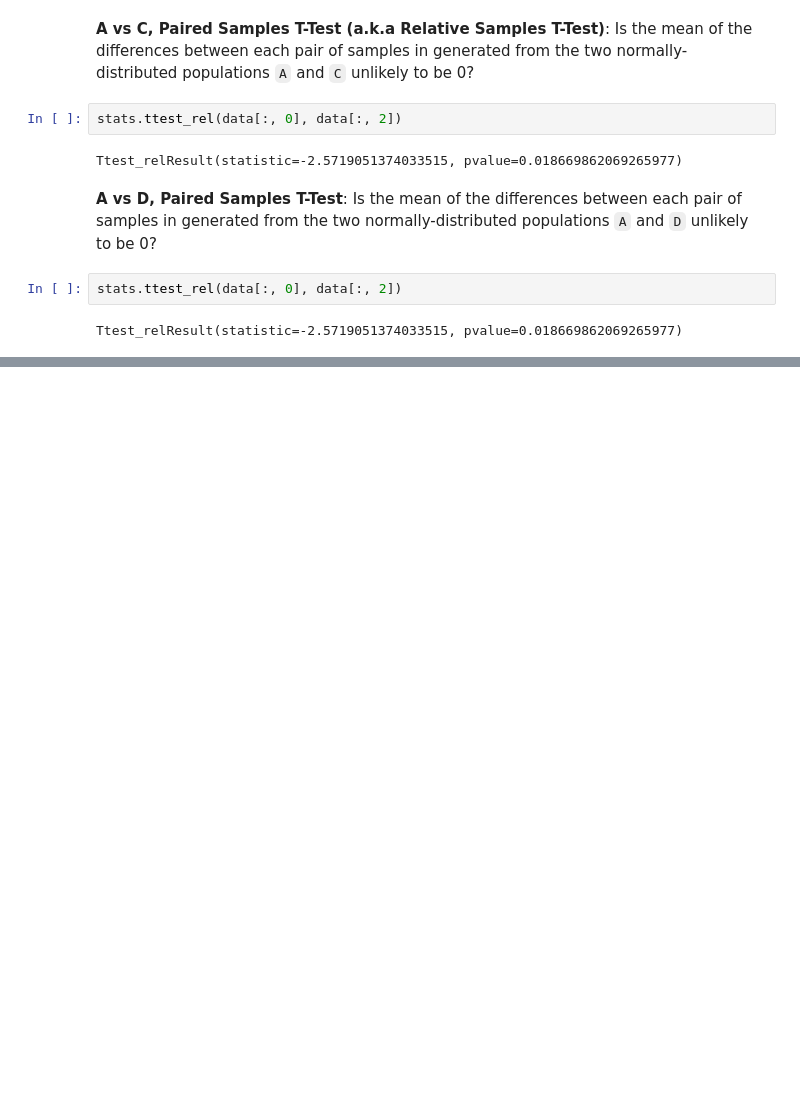
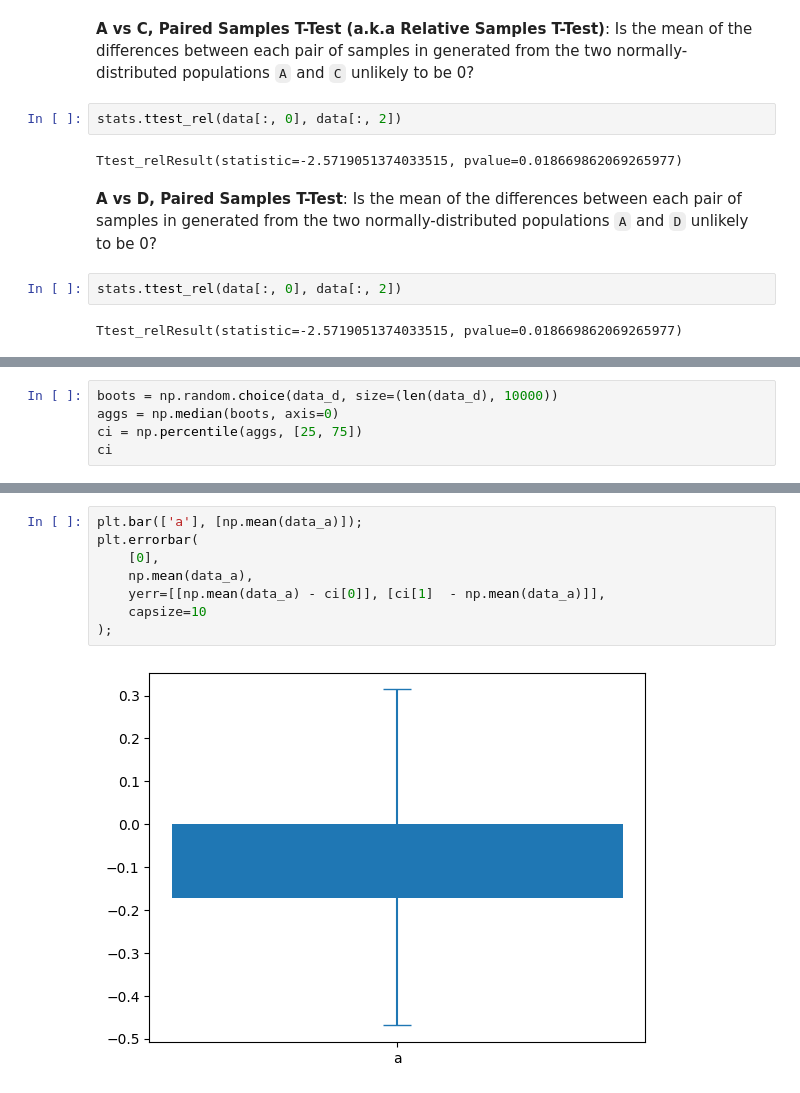
Before and after one commit to nickdelgrosso/CodeTeachingMaterials, a Jupyter notebook: notebooks/DS TTests With Scipy Stats.ipynb, the cells around one changed output, grey strips where cells are left out. Saved outputs shown, nothing was run; the diff lists cells and outputs as text; blank space fills up the shorter version.

```diff
--- a/notebooks/DS TTests With Scipy Stats.ipynb
+++ b/notebooks/DS TTests With Scipy Stats.ipynb
@@ -156,0 +192,5 @@ Ttest_relResult(statistic=-2.5719051374033515, pvalue=0.018669862069265977)
+# %%
+boots = np.random.choice(data_d, size=(len(data_d), 10000))
+aggs = np.median(boots, axis=0)
+ci = np.percentile(aggs, [25, 75])
+ci
@@ -156,0 +231,10 @@ Ttest_relResult(statistic=-2.5719051374033515, pvalue=0.018669862069265977)
+# %%
+plt.bar(['a'], [np.mean(data_a)]);
+plt.errorbar(
+    [0],
+    np.mean(data_a),
+    yerr=[[np.mean(data_a) - ci[0]], [ci[1]  - np.mean(data_a)]],
+    capsize=10
+);
+# %% [output]
+[figure, added]
```
Also changed, not shown: parts of 26 cells of this notebook, 3 other files.
